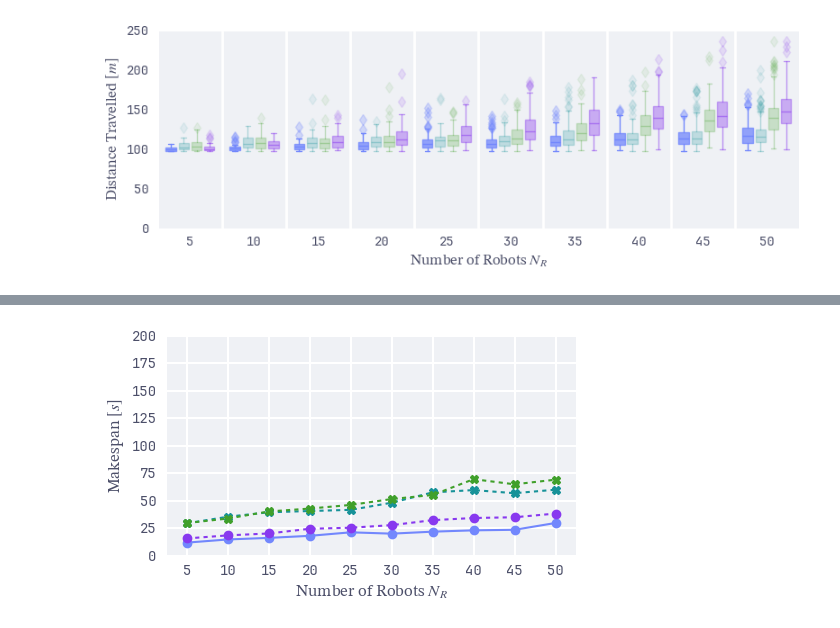
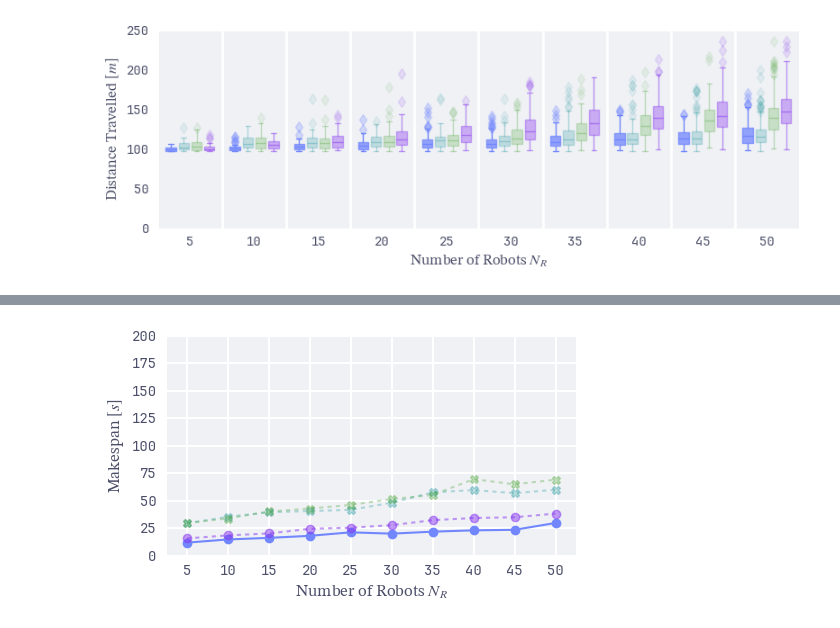
Before and after one commit to AU-Master-Thesis/magics, a Jupyter notebook: scripts/analyse-circle-scenario.ipynb, the cells around one changed output, grey strips where cells are left out. Saved outputs shown, nothing was run; the diff lists cells and outputs as text; code cells hidden in the pictures.

Commit message:
feat(plotting): final plotting

```diff
--- a/scripts/analyse-circle-scenario.ipynb
+++ b/scripts/analyse-circle-scenario.ipynb
@@ -243,7 +243,7 @@ for i, (d, (c, a, ls, marker)) in enumerate(zip(data, colors)):
     labels = sorted(aggregated_data_makespan.keys())
     makespan_data = [np.mean(makespan) for makespan in makespan_data]
 
-    ax.plot(labels, makespan_data, marker=marker, color=c, label='Circle Scenario', dashes=ls)
+    ax.plot(labels, makespan_data, marker=marker, color=c, label='Circle Scenario', dashes=ls, alpha=a)
 
 # ax.set_aspect(1 / 1.414) # A4 paper
 # ax.boxplot(data, labels=labels, flierprops=dict(marker='D', color='r', markersize=8))
@@ -262,34 +262,34 @@ ax.set_xticks(range(0, 51, 5))
 ax.set_xticklabels(range(0, 51, 5), fontproperties=prop_jbm, fontdict={'color': flavor.text.hex})
 # ax.set_xticklabels(labels, fontproperties=prop_jbm, fontdict={'color': flavor.text.hex})
 
 # y ticks
 ax.set_yticks(range(0, 201, 25))
 ax.set_yticklabels(range(0, 201, 25), fontproperties=prop_jbm, fontdict={'color': flavor.text.hex})
 
 ax.set_ylim(0, 200)
 ax.set_xlim(2.5, 52.5)
 
 fig.tight_layout()
 labels = ["$l_m$ = 3, $t_{K-1}$ = 5s", "$l_m$ = 1, $t_{K-1}$ = 13.33s", "$l_m$ = 3, $t_{K-1}$ = 13.33s"]
 # legend = ax.legend(borderpad=0.5, framealpha=0.8, frameon=True)
 # legend = ax.legend(labels, loc='upper right', borderpad=0.5, framealpha=0.8, frameon=True)
 # set text color to [flavor.lavender.hex, flavor.yellow.hex, flavor.peach.hex]
 # c = [(flavor.lavender.hex), flavor.yellow.hex, flavor.peach.hex]
 # for (text, (c, a)) in zip(legend.get_texts(), colors):
 #     text.set_color(c)
 #     text.set_alpha(min(a + 0.25, 1))
 
 
 fig.patch.set_facecolor((0, 0, 0, 0))
 # make gridlines thicker
 ax.grid(True, which='major', linewidth=1.5, color="white")
 
 # legend.get_frame().set_facecolor(flavor.surface0.hex)  # Change background color
 # plt.tight_layout()
 fig.savefig('./scripts/out/circle-experiment-makespan.svg')
 # %% [output]
 [interactive output not drawn]
-[figure, old version]
+[figure, new version]
 # %%
 
 
```
Also changed, not shown: 5 other files.
